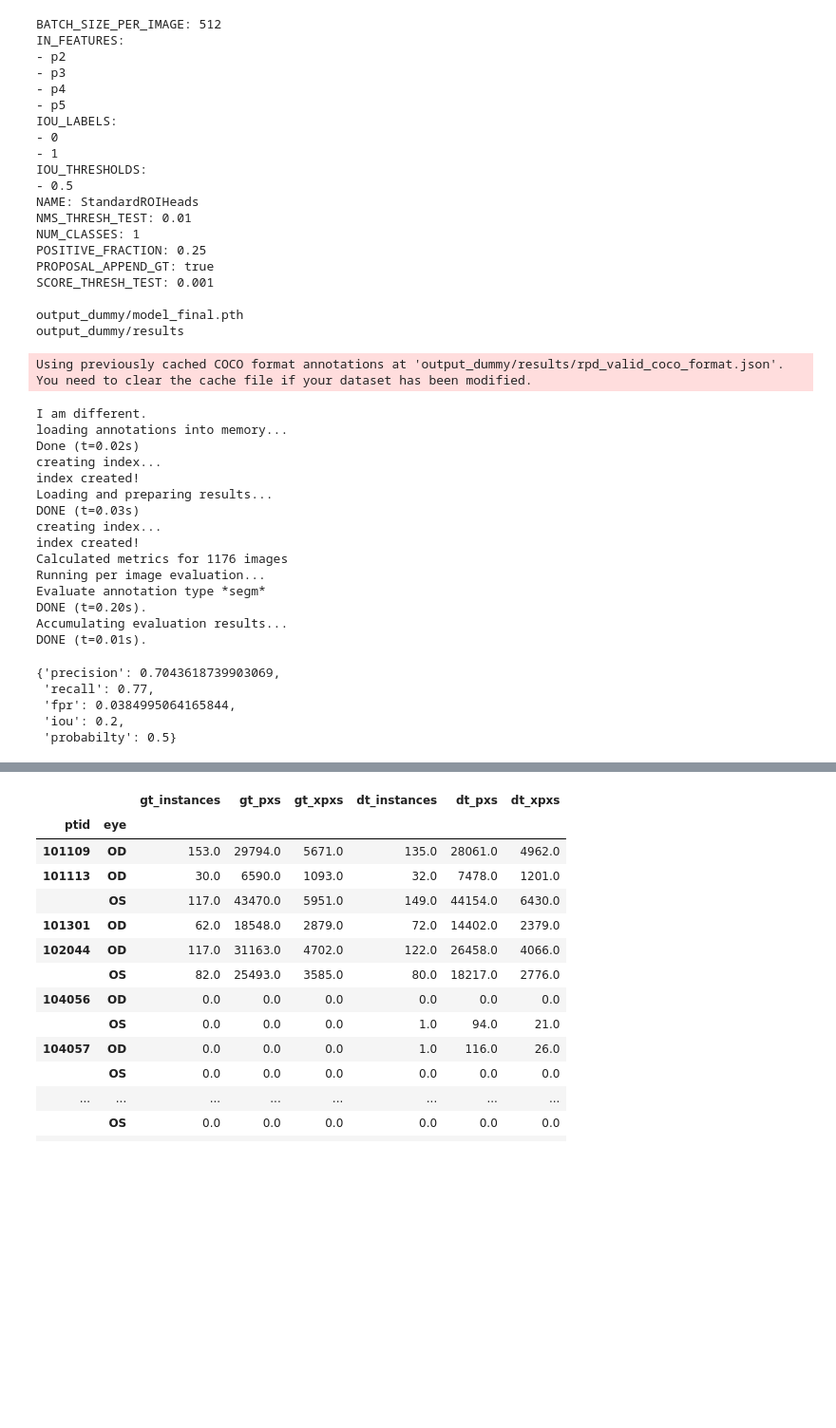
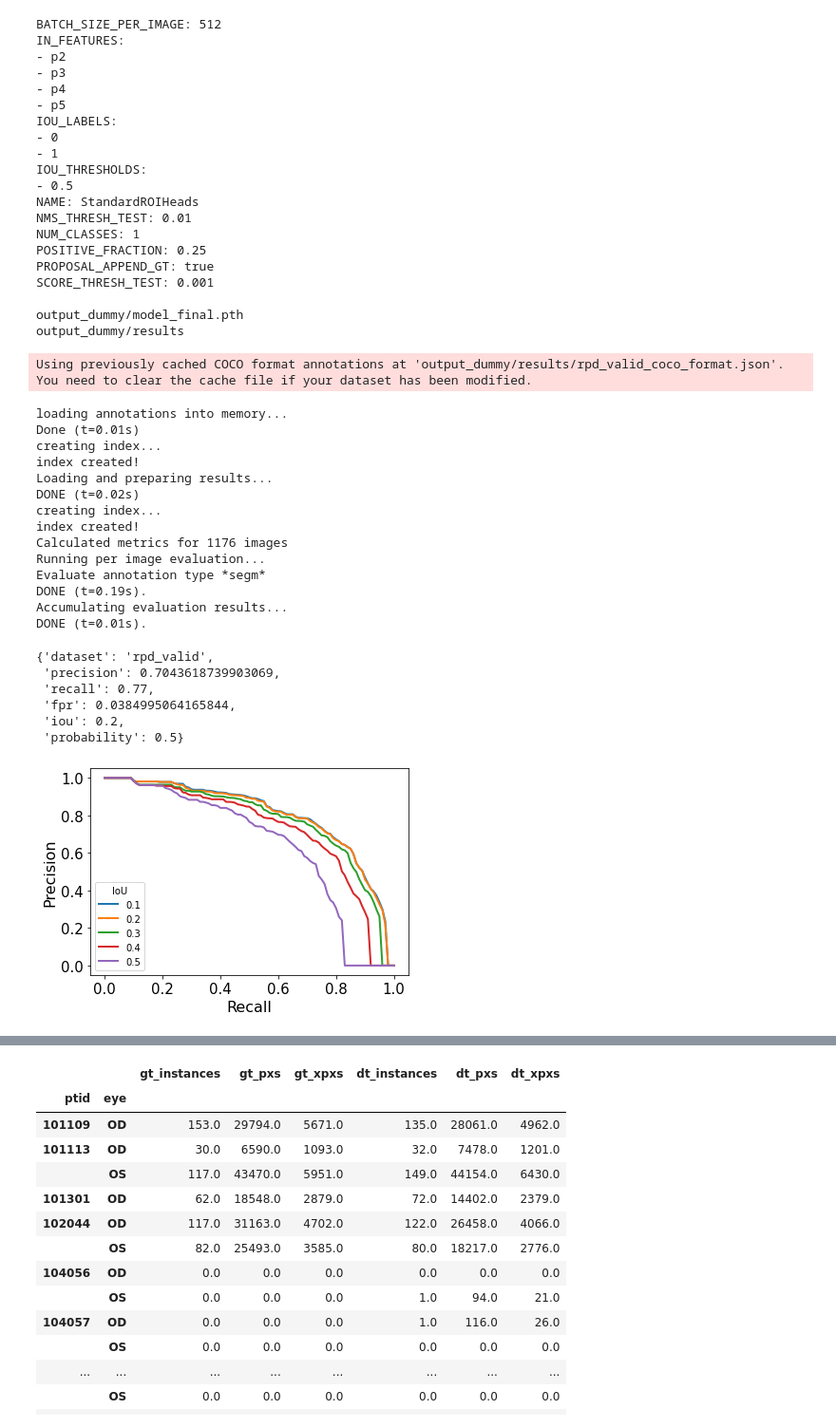
Before and after one commit to uw-biomedical-ml/detectron2-rpd-yb, a Jupyter notebook: runEvaluateClass.ipynb, the cells around one changed output, grey strips where cells are left out. Shown at 95% size. Cells and saved outputs as stored; diff of their text form; code cells hidden in the pictures; blank space fills up the shorter version.

Commit message:
Added PR curves to EvaluteClass. runEvaluteClass.ipynb has lots of scan level analysis.

```diff
--- a/runEvaluateClass.ipynb
+++ b/runEvaluateClass.ipynb
@@ -42,6 +42,8 @@ cfg.merge_from_list(["MODEL.WEIGHTS", "output_dummy/model_final.pth",
 print(cfg.MODEL.ROI_HEADS.dump())
 print(cfg.MODEL.WEIGHTS)
 print(cfg.OUTPUT_DIR)
+
+dataset_name = "rpd_valid"
 # %% [output]
 BATCH_SIZE_PER_IMAGE: 512
 IN_FEATURES:
@@ -73,39 +75,43 @@ if reprocess_results:
     model.eval(); #set model in evaluation mode
 
     from detectron2.data import build_detection_test_loader
-    myloader = build_detection_test_loader(cfg,"rpd_valid")
+    myloader = build_detection_test_loader(cfg,dataset_name)
 
     from plain_train_net import EvaluateClass
     myeval = EvaluateClass(
-        'rpd_valid', cfg.OUTPUT_DIR,iou_thresh = .1,prob_thresh=0.5)
+        dataset_name, cfg.OUTPUT_DIR,iou_thresh = .2,prob_thresh=0.5)
     from detectron2.evaluation import inference_on_dataset
     results_i = inference_on_dataset(model, myloader, myeval)
 else:
     from plain_train_net import EvaluateClass
     myeval = EvaluateClass(
-        'rpd_valid', cfg.OUTPUT_DIR,iou_thresh = .2,prob_thresh=0.5,evalsuper=False)
+        dataset_name, cfg.OUTPUT_DIR,iou_thresh = .2,prob_thresh=0.5,evalsuper=False)
     myeval.evaluate()
 
 myeval.summarize_scalars()
 # %% [output]
 Using previously cached COCO format annotations at 'output_dummy/results/rpd_valid_coco_format.json'. You need to clear the cache file if your dataset has been modified.
-I am different.
 loading annotations into memory...
-Done (t=0.02s)
+Done (t=0.01s)
 creating index...
 index created!
 Loading and preparing results...
-DONE (t=0.03s)
+DONE (t=0.02s)
 creating index...
 index created!
 Calculated metrics for 1176 images
 Running per image evaluation...
 Evaluate annotation type *segm*
-DONE (t=0.20s).
+DONE (t=0.19s).
 Accumulating evaluation results...
 DONE (t=0.01s).
-{'precision': 0.7043618739903069,
+{'dataset': 'rpd_valid',
+ 'precision': 0.7043618739903069,
  'recall': 0.77,
  'fpr': 0.0384995064165844,
  'iou': 0.2,
- 'probabilty': 0.5}
+ 'probability': 0.5}
+# %%
+myeval.plot_PRcurve()
+# %% [output]
+[figure, added]
```
Also changed, not shown: parts of 7 cells of this notebook, 2 other files.
